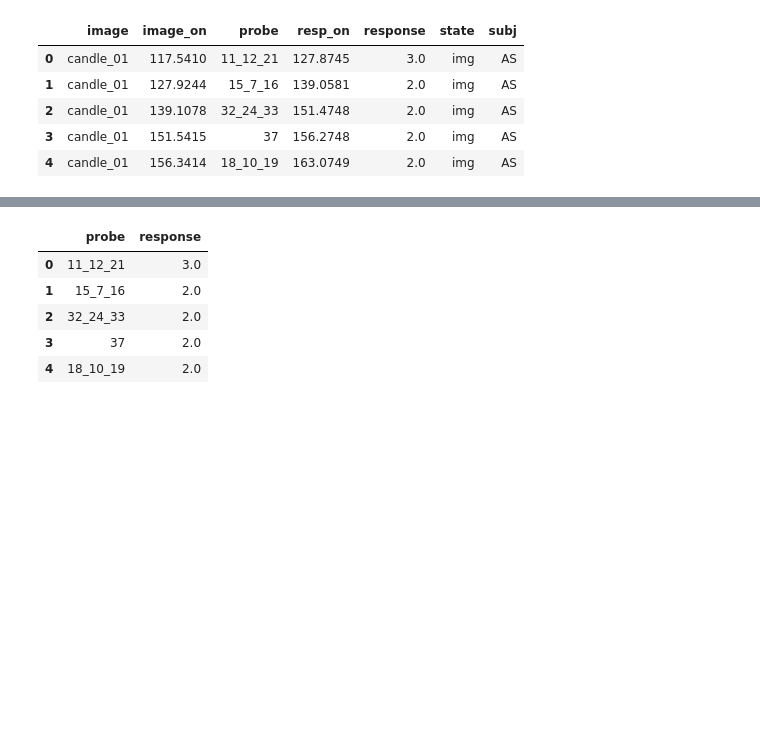
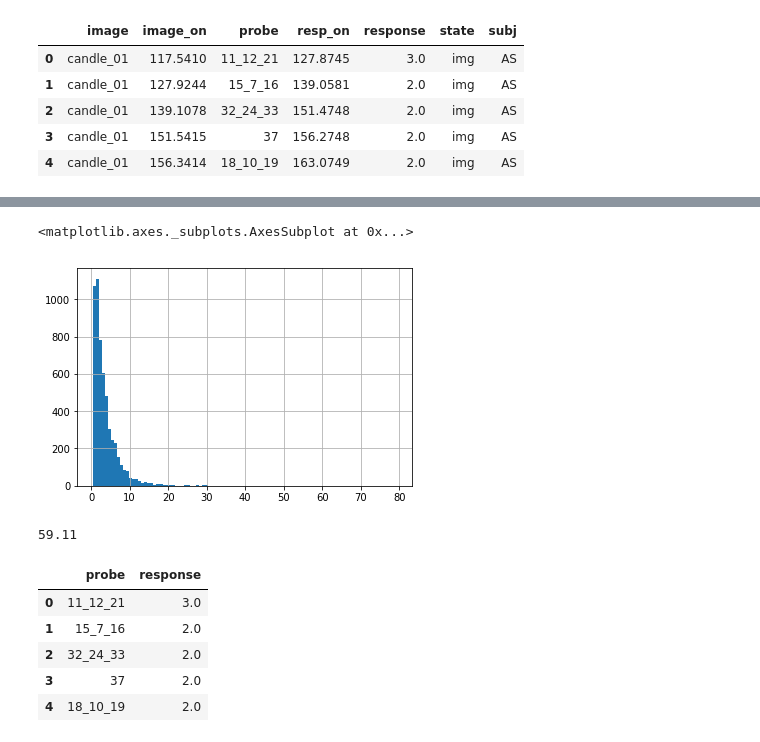
Before and after one commit to tnaselar/imagery_psychophysics, a Jupyter notebook: analysis/pandify_multi_poly_probe_data.ipynb, the cells around one changed output, grey strips where cells are left out. Drawn from its saved outputs; the diff is of its cells as text; code cells hidden in the pictures; blank space fills up the shorter version.

```diff
--- a/analysis/pandify_multi_poly_probe_data.ipynb
+++ b/analysis/pandify_multi_poly_probe_data.ipynb
@@ -192,0 +168,3 @@ Name: 1, dtype: object
+# %%
+diff = probe_exp.resp_on - probe_exp.image_on
+diff.describe()
@@ -193,3 +181,12 @@ Name: 1, dtype: object
+# %%
+diff.hist(bins=100)
+# %% [output]
+<matplotlib.axes._subplots.AxesSubplot at 0x...>
+[figure, added]
+# %%
+345*2.57/60.*4
+# %% [output]
+59.11
 # %%
 probe_exp.loc[:, ['probe', 'response']].head()
 # %% [output]
```
Also changed, not shown: parts of 14 cells of this notebook, 21 other files.
